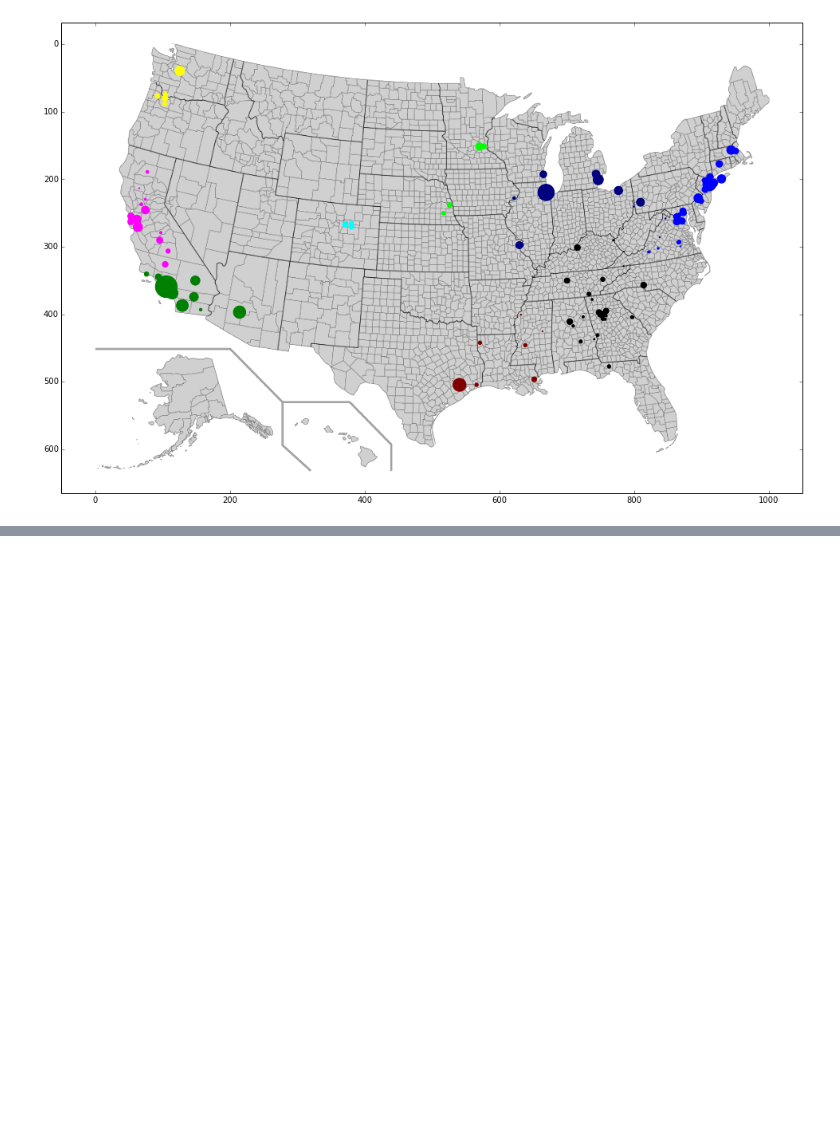
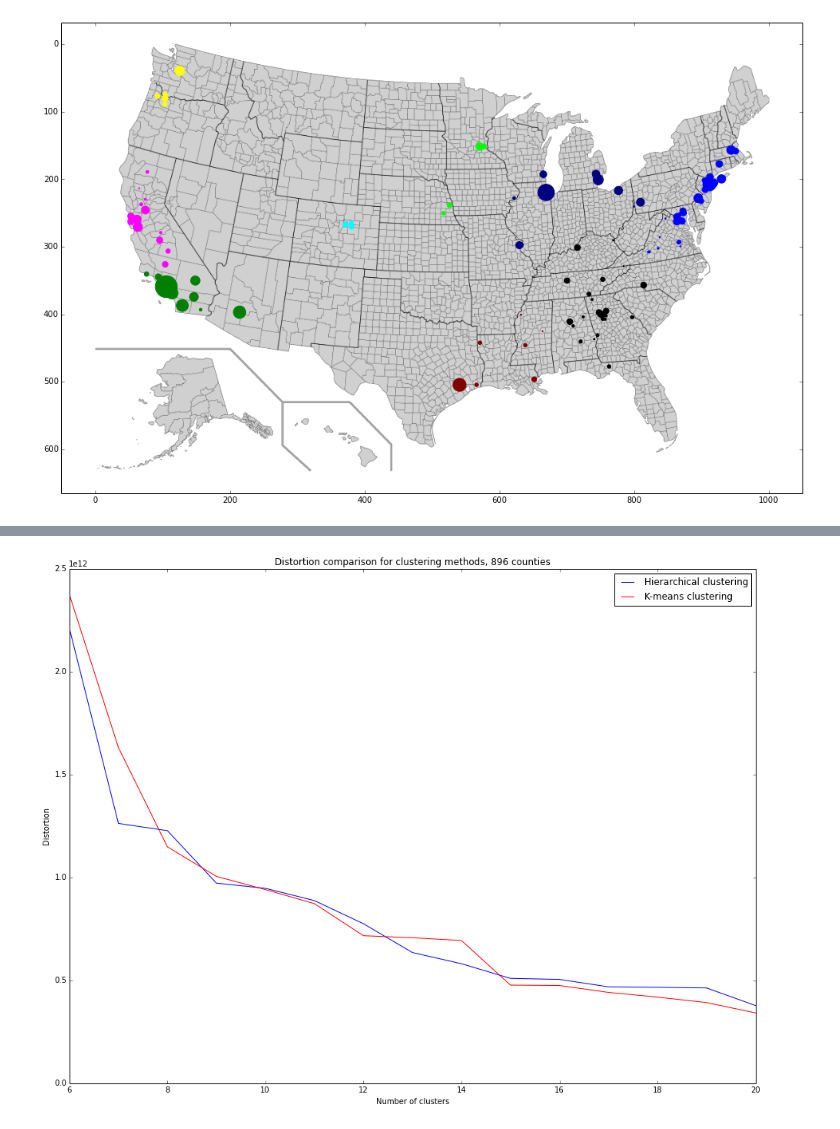
Before and after one commit to glashka/algorithmic-thinking, a Jupyter notebook: application_3.ipynb, the cells around one changed output, grey strips where cells are left out. Saved outputs shown, nothing was run; the diff lists cells and outputs as text; code cells hidden in the pictures; blank space fills up the shorter version.

```diff
--- a/application_3.ipynb
+++ b/application_3.ipynb
@@ -510,0 +642,13 @@ plot_clusters(DATA_TABLE_111, KMEANS_CLUSTERS_111, True)
+# %%
+pylab.rcParams['figure.figsize'] = 16, 12
+
+pyplot.xlabel('Number of clusters')
+pyplot.ylabel('Distortion')
+pyplot.title('Distortion comparison for clustering methods, 896 counties')
+pyplot.plot(HIE_ABSCISS_896, HIE_ORDINATE_896, 'b-', label = 'Hierarchical clustering')
+pyplot.plot(KMEANS_ABSCISS_896, KMEANS_ORDINATE_896, 'r-', label='K-means clustering')
+pyplot.legend()
+
+pyplot.show()
+# %% [output]
+[figure, added]
```
Also changed, not shown: parts of 15 cells of this notebook.
